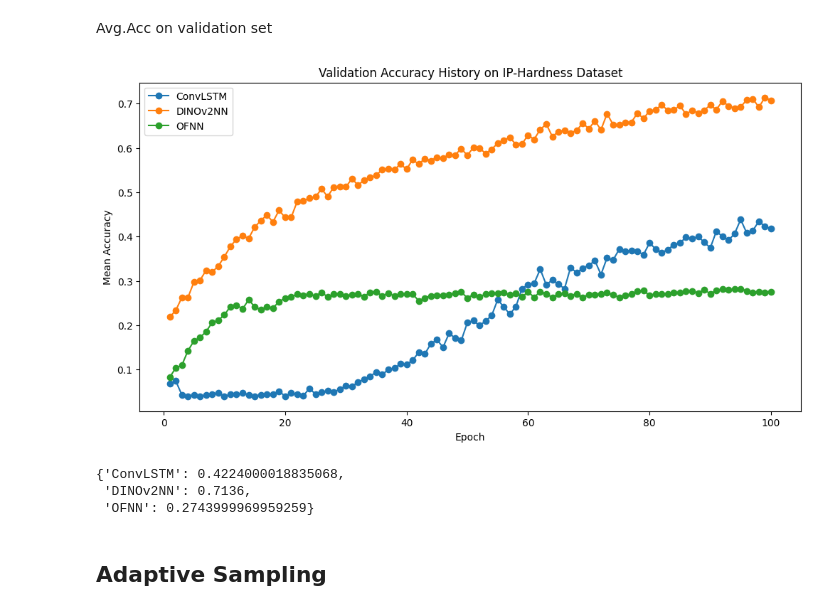
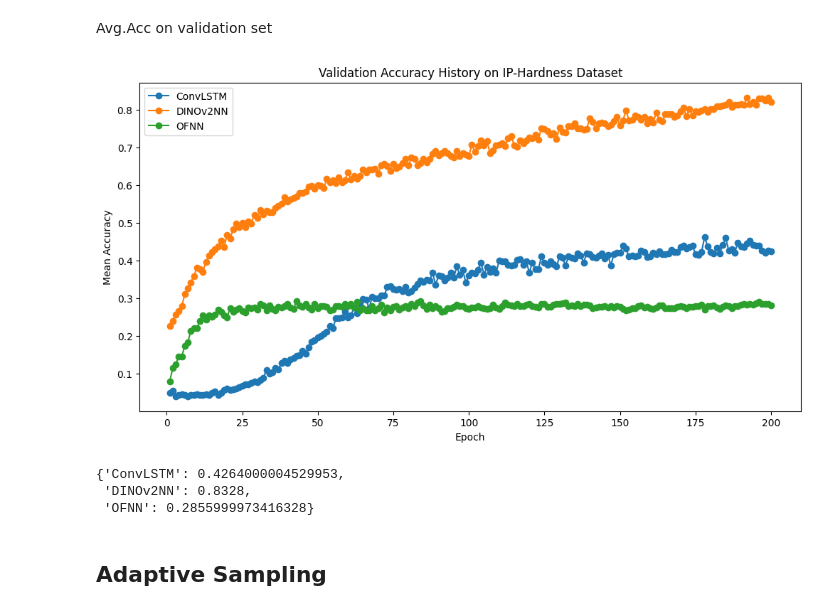
Before and after one commit to alapkshirsagar/active-tactile-hardness-classification, a Jupyter notebook: hardness_classification/visualize.ipynb, the cells around one changed output. Saved outputs shown, nothing was run; the diff lists cells and outputs as text; code cells hidden in the pictures.

```diff
--- a/hardness_classification/visualize.ipynb
+++ b/hardness_classification/visualize.ipynb
@@ -60,21 +60,21 @@ Avg.Acc on validation set
 # %%
 # File paths and corresponding labels
 file_paths = [
-    'metrics\Comp_Model_Aug_11_hardness_ConvLSTM_val_accuracy_history.csv',
-    'metrics\Comp_Model_Aug_11_hardness_DINOv2NN_val_accuracy_history.csv',
-    'metrics\Comp_Model_Aug_11_hardness_OpticalFlowNN_val_accuracy_history.csv'
+    'metrics\Comp_Model_Aug_11_Extended_hardness_ConvLSTM_val_accuracy_history.csv',
+    'metrics\Comp_Model_Aug_11_Extended_hardness_DINOv2NN_val_accuracy_history.csv',
+    'metrics\Comp_Model_Aug_11_Extended_hardness_OpticalFlowNN_val_accuracy_history.csv'
 ]
 
 
 labels = ['ConvLSTM', 'DINOv2NN', 'OFNN']
 
 # Call the function with the file paths and labels
 read_and_plot(file_paths, labels, "Validation Accuracy History on IP-Hardness Dataset")
 # %% [output]
-[figure, old version]
+[figure, new version]
-{'ConvLSTM': 0.4224000018835068,
- 'DINOv2NN': 0.7136,
- 'OFNN': 0.2743999969959259}
+{'ConvLSTM': 0.4264000004529953,
+ 'DINOv2NN': 0.8328,
+ 'OFNN': 0.2855999973416328}
 # %% [markdown]
 ## Adaptive Sampling
 # %% [markdown]
```
Also changed, not shown: parts of 1 cell of this notebook, 9 other files.
